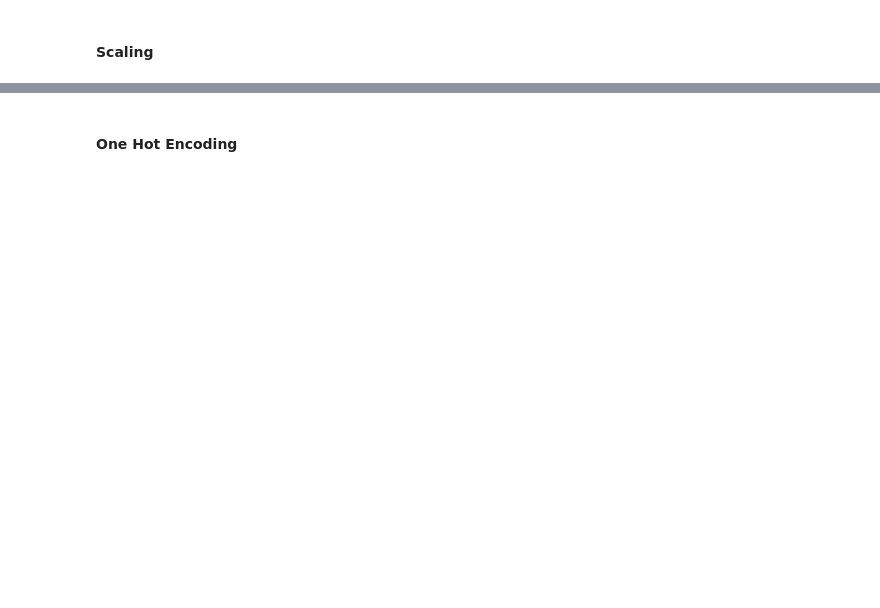
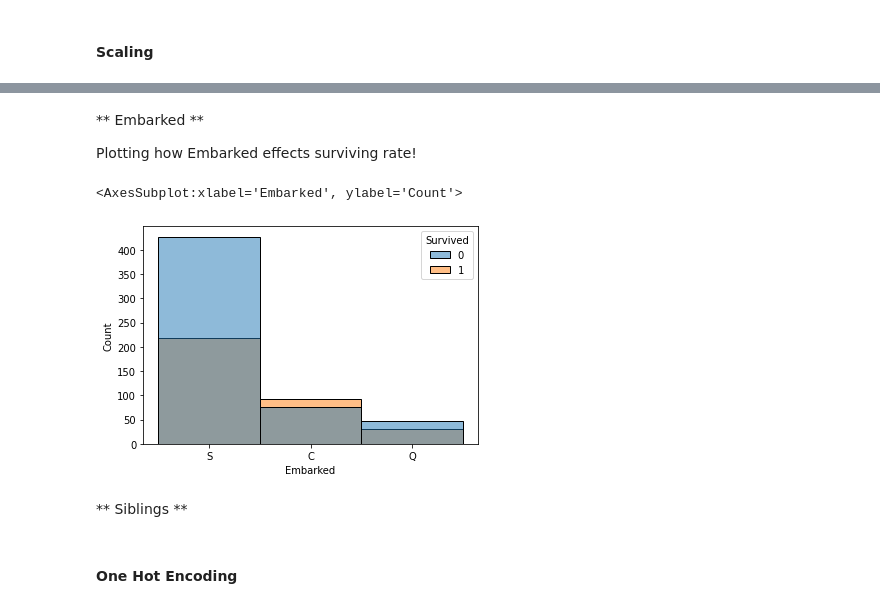
Before and after one commit to AnakinStrive/Titanic, a Jupyter notebook: Main_Notebook.ipynb, the cells around one changed output, grey strips where cells are left out. Cells and saved outputs as stored; diff of their text form; code cells hidden in the pictures; blank space fills up the shorter version.

```diff
--- a/Main_Notebook.ipynb
+++ b/Main_Notebook.ipynb
@@ -105,0 +152,5 @@ test_df['Embarked']=test_df['Embarked'].fillna(test_df['Embarked'].mode()[0])
+# %%
+# train_df["Fare"].mean()
+train_df['Fare_mean_norm'] = (train_df['Fare'] - train_df['Fare'].mean()) / train_df['Fare'].std()
+
+test_df['Fare_mean_norm'] = (test_df['Fare'] - test_df['Fare'].mean()) / test_df['Fare'].std()
@@ -105,0 +159,14 @@ test_df['Embarked']=test_df['Embarked'].fillna(test_df['Embarked'].mode()[0])
+# %%
+train_df=train_df.drop(["Ticket"],axis=1)
+test_df=test_df.drop(["Ticket"],axis=1)
+# %% [markdown]
+** Embarked **
+
+Plotting how Embarked effects surviving rate!
+# %%
+sns.histplot(x=train_df["Embarked"],hue=train_df["Survived"])
+# %% [output]
+<AxesSubplot:xlabel='Embarked', ylabel='Count'>
+[figure, added]
+# %% [markdown]
+** Siblings **
```
Also changed, not shown: parts of 27 cells of this notebook, 2 other files.
